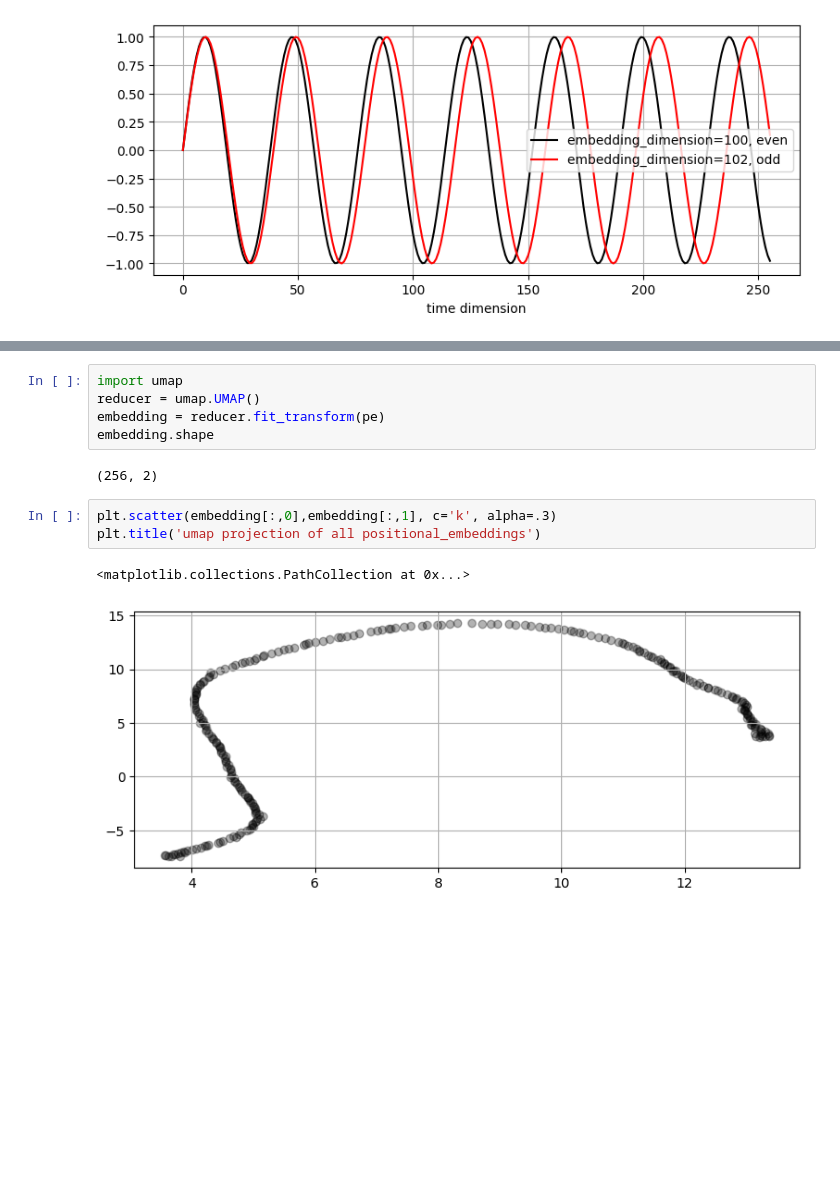
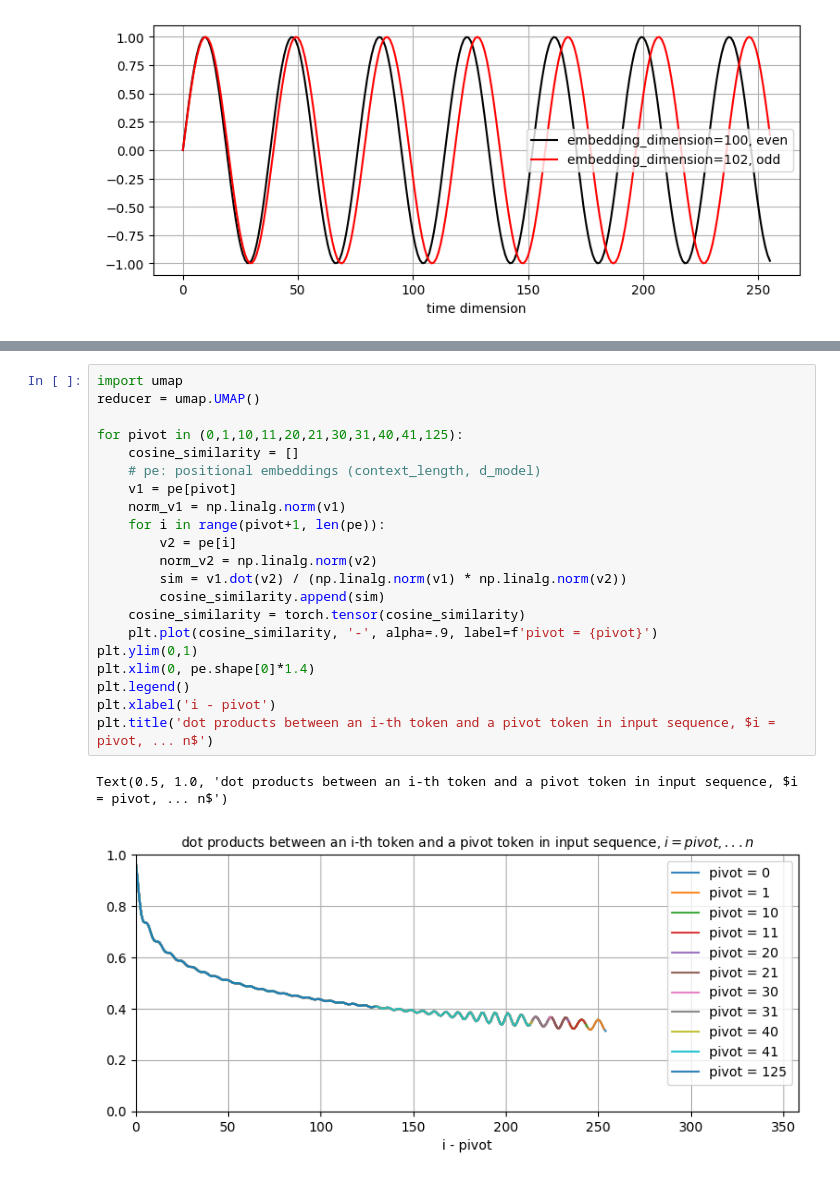
Before and after one commit to ozkansafak/decoder-llm, a Jupyter notebook: main.ipynb, the cells around one changed output, grey strips where cells are left out. Cells and saved outputs as stored; diff of their text form; blank space fills up the shorter version.

Commit message:
304M param model training. step=8370, ppl=31.35

```diff
--- a/main.ipynb
+++ b/main.ipynb
@@ -1095,13 +1127,24 @@ plt.legend()
-# %%
-import umap
-reducer = umap.UMAP()
-embedding = reducer.fit_transform(pe)
-embedding.shape
-# %% [output]
-(256, 2)
-# %%
-plt.scatter(embedding[:,0],embedding[:,1], c='k', alpha=.3)
-plt.title('umap projection of all positional_embeddings')
-# %% [output]
-<matplotlib.collections.PathCollection at 0x...>
-[figure, removed]
+# %%
+import umap
+reducer = umap.UMAP()
+
+for pivot in (0,1,10,11,20,21,30,31,40,41,125):
+    cosine_similarity = []
+    # pe: positional embeddings (context_length, d_model)
+    v1 = pe[pivot]
+    norm_v1 = np.linalg.norm(v1)
+    for i in range(pivot+1, len(pe)):
+        v2 = pe[i]
+        norm_v2 = np.linalg.norm(v2)
+        sim = v1.dot(v2) / (np.linalg.norm(v1) * np.linalg.norm(v2))
+        cosine_similarity.append(sim)
+    cosine_similarity = torch.tensor(cosine_similarity)
+    plt.plot(cosine_similarity, '-', alpha=.9, label=f'pivot = {pivot}')
+plt.ylim(0,1)
+plt.xlim(0, pe.shape[0]*1.4)
+plt.legend()
+plt.xlabel('i - pivot')
+plt.title('dot products between an i-th token and a pivot token in input sequence, $i = pivot, ... n$')
+# %% [output]
+Text(0.5, 1.0, 'dot products between an i-th token and a pivot token in input sequence, $i = pivot, ... n$')
+[figure, added]
```
Also changed, not shown: parts of 19 cells of this notebook, 1 other file.
